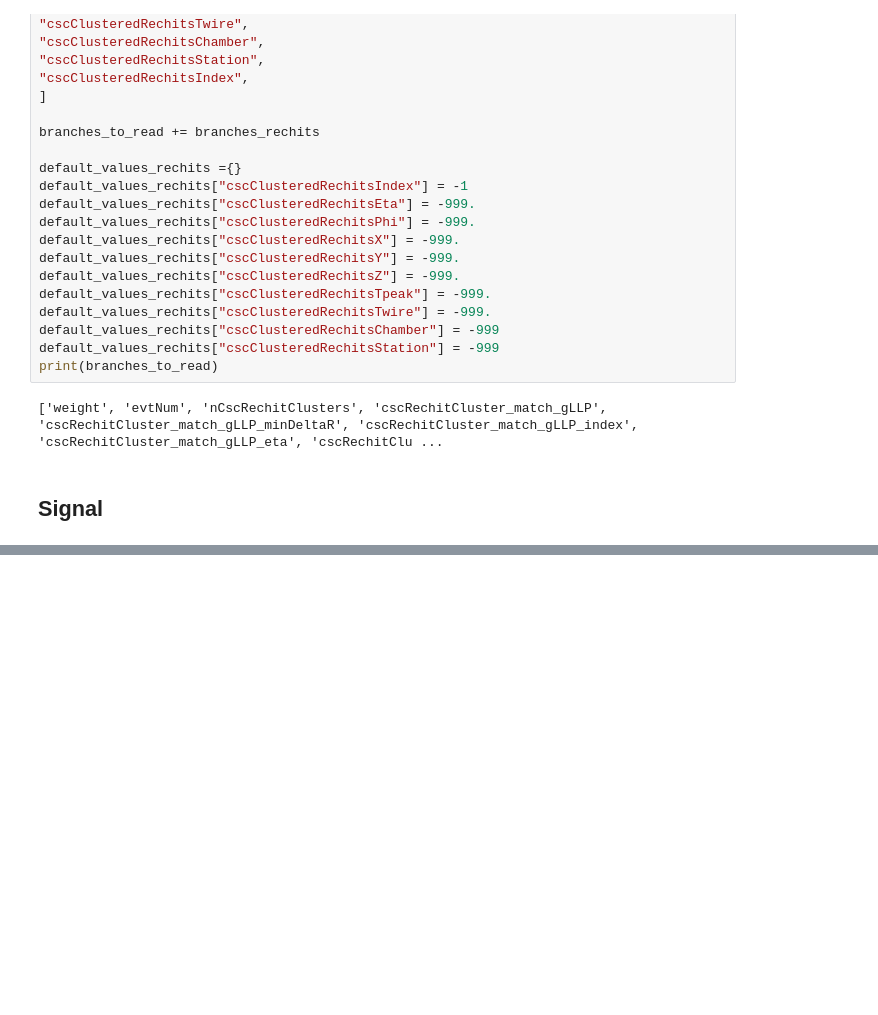
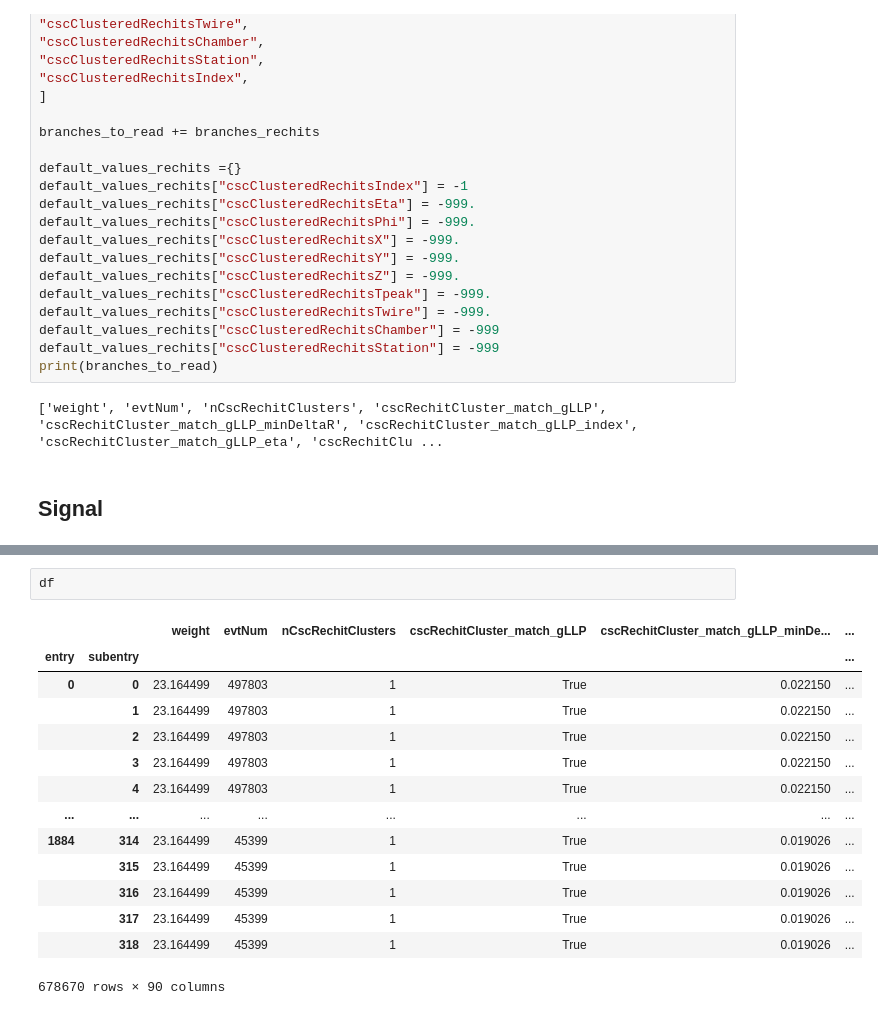
Before and after one commit to lbenato/MDS_regression, a Jupyter notebook: convert_dataset_rechits.ipynb, the cells around one changed output, grey strips where cells are left out. Saved outputs shown, nothing was run; the diff lists cells and outputs as text; blank space fills up the shorter version.

```diff
--- a/convert_dataset_rechits.ipynb
+++ b/convert_dataset_rechits.ipynb
@@ -227,0 +568,17 @@ df.to_hdf('/nfs/dust/cms/user/lbenato/ML_LLP/MDS_regression/datasets/test_rechit
+# %%
+df
+# %% [output]
+|  |  | weight | evtNum | nCscRechitClusters | cscRechitCluster_match_gLLP | cscRechitCluster_match_gLLP_minDe... | ... |
+| entry | subentry |  |  |  |  |  | ... |
+| 0 | 0 | 23.164499 | 497803 | 1 | True | 0.022150 | ... |
+|  | 1 | 23.164499 | 497803 | 1 | True | 0.022150 | ... |
+|  | 2 | 23.164499 | 497803 | 1 | True | 0.022150 | ... |
+|  | 3 | 23.164499 | 497803 | 1 | True | 0.022150 | ... |
+|  | 4 | 23.164499 | 497803 | 1 | True | 0.022150 | ... |
+| ... | ... | ... | ... | ... | ... | ... | ... |
+| 1884 | 314 | 23.164499 | 45399 | 1 | True | 0.019026 | ... |
+|  | 315 | 23.164499 | 45399 | 1 | True | 0.019026 | ... |
+|  | 316 | 23.164499 | 45399 | 1 | True | 0.019026 | ... |
+|  | 317 | 23.164499 | 45399 | 1 | True | 0.019026 | ... |
+|  | 318 | 23.164499 | 45399 | 1 | True | 0.019026 | ... |
+678670 rows × 90 columns
```
Also changed, not shown: parts of 62 cells of this notebook, 1 other file.
